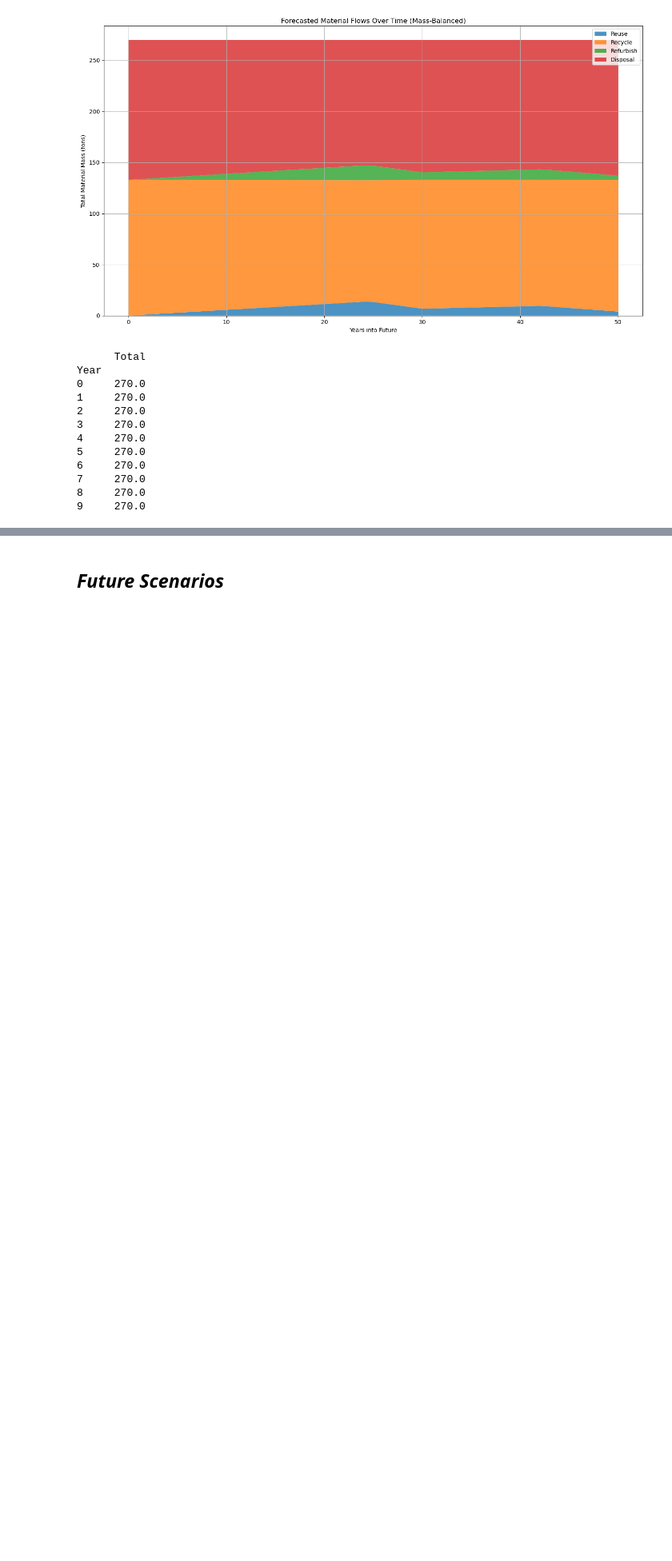
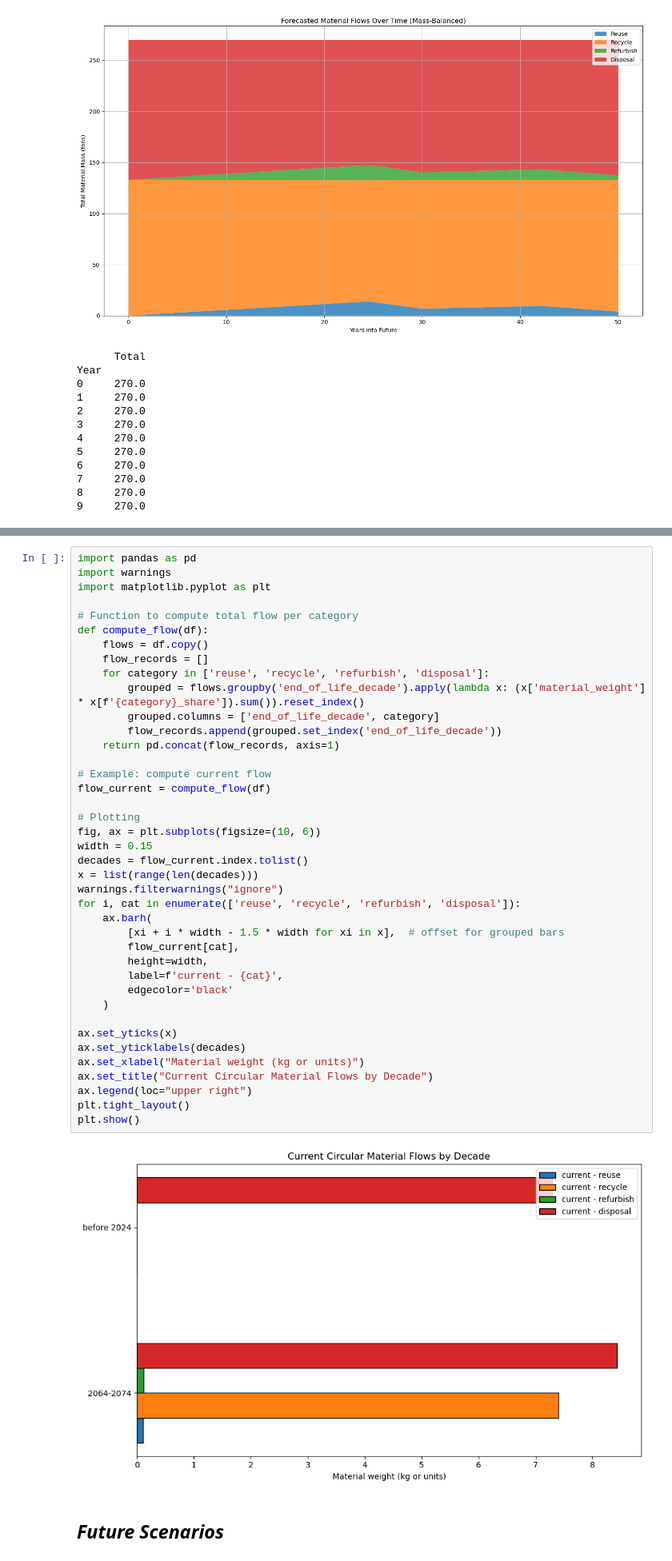
Before and after one commit to shuyanxiong/Integrated_Framework_Stock_Estimation, a Jupyter notebook: CCP.ipynb, the cells around one changed output, grey strips where cells are left out. Shown at 80% size. Saved outputs shown, nothing was run; the diff lists cells and outputs as text; blank space fills up the shorter version.

```diff
--- a/CCP.ipynb
+++ b/CCP.ipynb
@@ -2164,3 +1859,45 @@ fig.show()
+# %%
+import pandas as pd
+import warnings
+import matplotlib.pyplot as plt
+
+# Function to compute total flow per category
+def compute_flow(df):
+    flows = df.copy()
+    flow_records = []
+    for category in ['reuse', 'recycle', 'refurbish', 'disposal']:
+        grouped = flows.groupby('end_of_life_decade').apply(lambda x: (x['material_weight'] * x[f'{category}_share']).sum()).reset_index()
+        grouped.columns = ['end_of_life_decade', category]
+        flow_records.append(grouped.set_index('end_of_life_decade'))
+    return pd.concat(flow_records, axis=1)
+
+# Example: compute current flow
+flow_current = compute_flow(df)
+
+# Plotting
+fig, ax = plt.subplots(figsize=(10, 6))
+width = 0.15
+decades = flow_current.index.tolist()
+x = list(range(len(decades)))
+warnings.filterwarnings("ignore")
+for i, cat in enumerate(['reuse', 'recycle', 'refurbish', 'disposal']):
+    ax.barh(
+        [xi + i * width - 1.5 * width for xi in x],  # offset for grouped bars
+        flow_current[cat],
+        height=width,
+        label=f'current - {cat}',
+        edgecolor='black'
+    )
+
+ax.set_yticks(x)
+ax.set_yticklabels(decades)
+ax.set_xlabel("Material weight (kg or units)")
+ax.set_title("Current Circular Material Flows by Decade")
+ax.legend(loc="upper right")
+plt.tight_layout()
+plt.show()
+# %% [output]
+[figure, added]
 # %% [markdown]
 ## *Future Scenarios*
 # %%
```
Also changed, not shown: parts of 18 cells of this notebook.
